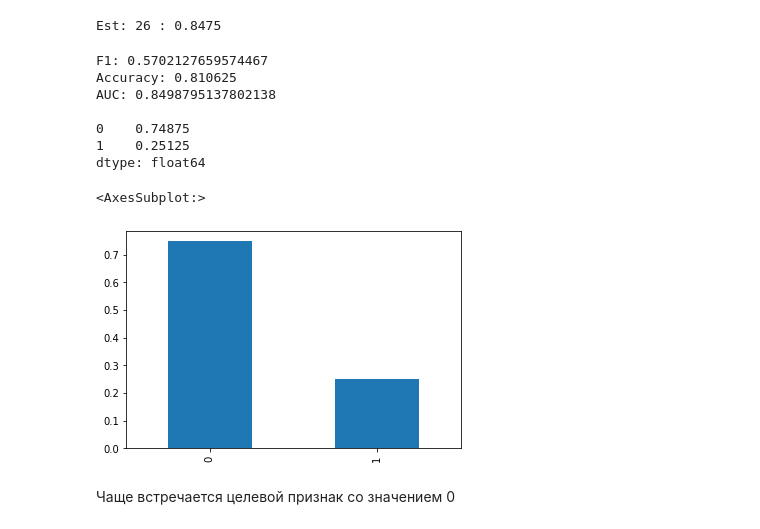
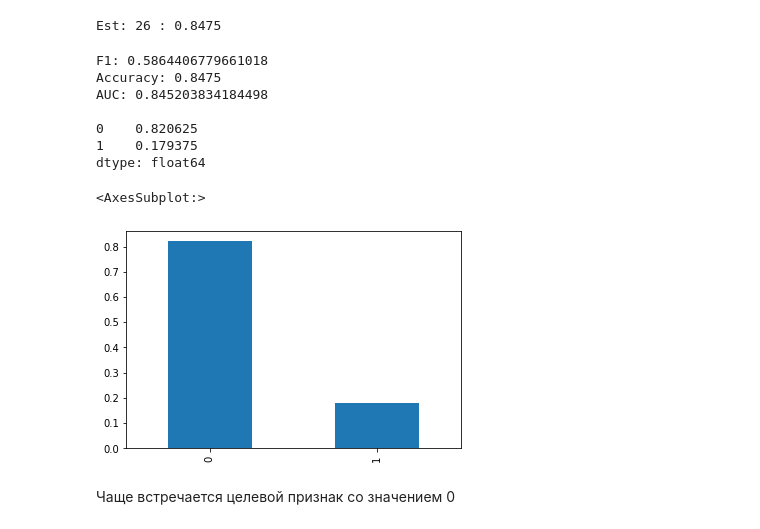
Before and after one commit to SamRozhkov/Yandex-DS, a Jupyter notebook: 17169c6f-2277-48c3-88cb-d3b18b956559 (1).ipynb, the cells around one changed output. Drawn from its saved outputs; the diff is of its cells as text; code cells hidden in the pictures.

```diff
--- a/17169c6f-2277-48c3-88cb-d3b18b956559 (1).ipynb
+++ b/17169c6f-2277-48c3-88cb-d3b18b956559 (1).ipynb
@@ -176,37 +202,37 @@ print(best_result)
 Est: 26 : 0.8475
 # %%
 model = RandomForestClassifier(random_state=12345,
-                               n_estimators = 35,
-                               max_depth=7,
+                               n_estimators = 26,
+                               max_depth=10,
                                class_weight='balanced')
 model.fit(features_train, target_train)
 predict = model.predict(features_valid)
 
 print('F1:', f1_score(target_valid, predict))
 
 accuracy_valid= accuracy_score(target_valid, predict)
 print('Accuracy:',accuracy_valid)
 
 probabilities_valid = model.predict_proba(features_valid)
 probabilities_one_valid = probabilities_valid[:, 1]
 auc_roc = roc_auc_score(target_valid, probabilities_one_valid)
 print('AUC:', auc_roc)
 
 print()
 predicted_valid = pd.Series(predict)
 class_frequency = predicted_valid.value_counts(normalize=True)
 print(class_frequency)
 class_frequency.plot(kind='bar')
 # %% [output]
-F1: 0.5702127659574467
-Accuracy: 0.810625
-AUC: 0.8498795137802138
+F1: 0.5864406779661018
+Accuracy: 0.8475
+AUC: 0.845203834184498
 
-0    0.74875
-1    0.25125
+0    0.820625
+1    0.179375
 dtype: float64
 <AxesSubplot:>
-[figure, old version]
+[figure, new version]
 # %% [markdown]
 Чаще встречается целевой признак со значением 0
 # %%
```
Also changed, not shown: parts of 6 cells of this notebook.
